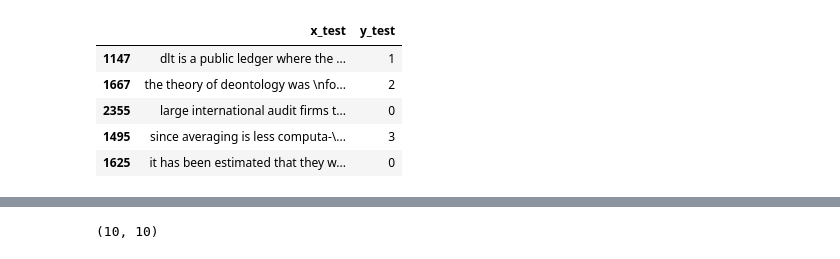
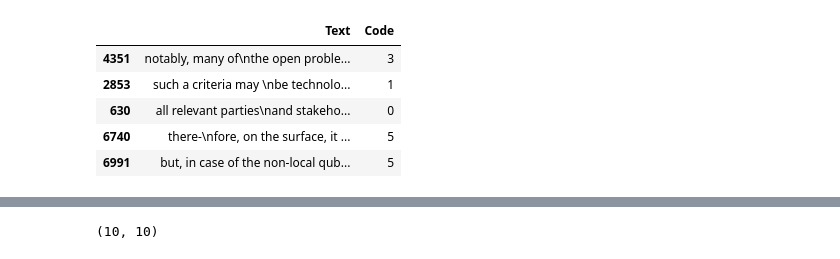
Before and after one commit to Epicosp/TextML, a Jupyter notebook: model_evaluation.ipynb, the cells around one changed output, grey strips where cells are left out. Drawn from its saved outputs; the diff is of its cells as text; code cells hidden in the pictures.

```diff
--- a/model_evaluation.ipynb
+++ b/model_evaluation.ipynb
@@ -44,13 +41,12 @@ catagory_dict = {'Blockchain':0,
 }
 # %%
 # read test_data, drop duplicate axis from previous steps
-test_data = pd.read_csv('saved_models/NLP_1/NLP_1_test_data.csv')
-test_data = test_data.drop(labels ="Unnamed: 0", axis=1)
+test_data = pd.read_csv('Test_2/clean_data.csv')
 test_data.sample(5)
 # %% [output]
-|  | x_test | y_test |
-| 1147 | dlt is a public ledger where the ... | 1 |
-| 1667 | the theory of deontology was \nfo... | 2 |
-| 2355 | large international audit firms t... | 0 |
-| 1495 | since averaging is less computa-\... | 3 |
-| 1625 | it has been estimated that they w... | 0 |
+|  | Text | Code |
+| 4351 | notably, many of\nthe open proble... | 3 |
+| 2853 | such a criteria may \nbe technolo... | 1 |
+| 630 | all relevant parties\nand stakeho... | 0 |
+| 6740 | there-\nfore, on the surface, it ... | 5 |
+| 6991 | but, in case of the non-local qub... | 5 |
```
Also changed, not shown: parts of 13 cells of this notebook, 17 other files.
